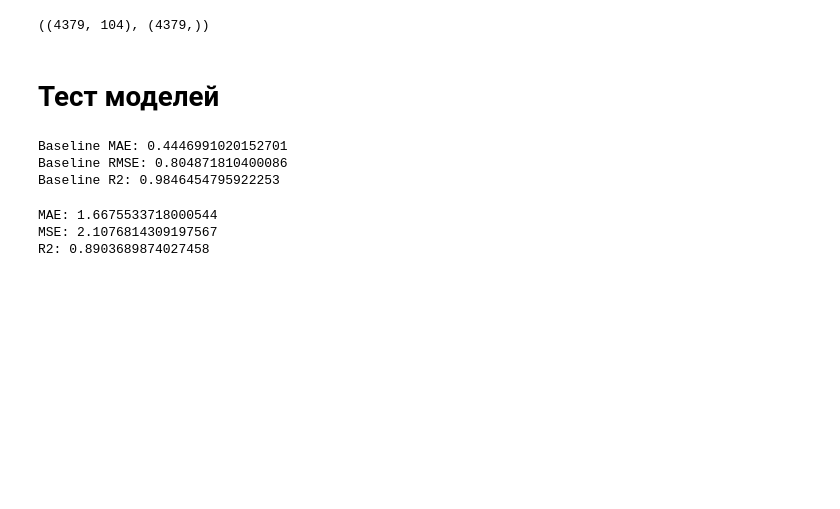
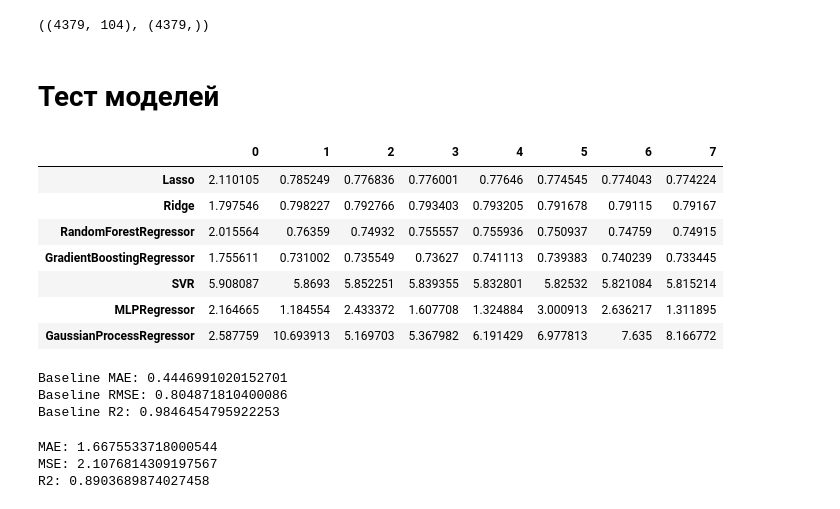
Before and after one commit to kotoskar/water-temp-prediction, a Jupyter notebook: analysing/analysing.ipynb, the cells around one changed output. Drawn from its saved outputs; the diff is of its cells as text; code cells hidden in the pictures; blank space fills up the shorter version.

```diff
--- a/analysing/analysing.ipynb
+++ b/analysing/analysing.ipynb
@@ -155,0 +174,30 @@ X1.shape, y1.shape
+# %%
+n_days_range = range(8)
+models = [
+    Lasso(alpha=0.05),
+    Ridge(alpha=0.05),
+    RandomForestRegressor(n_jobs=-1),
+    GradientBoostingRegressor(),
+    SVR(),
+    MLPRegressor(),
+    GaussianProcessRegressor()
+]
+
+rmse_table = pd.DataFrame(index=[type(model).__name__ for model in models], columns=n_days_range)
+
+for n_days in tqdm(n_days_range, desc='Days'):
+    X_n, y_n = gen_data(X, y, n_days)
+    for model in tqdm(models, desc='Models', leave=False):
+        rmse = -cross_val_score(model, X_n, y_n, cv=5, scoring='neg_root_mean_squared_error').mean()
+        rmse_table.loc[type(model).__name__, n_days] = rmse
+
+rmse_table
+# %% [output]
+|  | 0 | 1 | 2 | 3 | 4 | 5 | 6 | 7 |
+| Lasso | 2.110105 | 0.785249 | 0.776836 | 0.776001 | 0.77646 | 0.774545 | 0.774043 | 0.774224 |
+| Ridge | 1.797546 | 0.798227 | 0.792766 | 0.793403 | 0.793205 | 0.791678 | 0.79115 | 0.79167 |
+| RandomForestRegressor | 2.015564 | 0.76359 | 0.74932 | 0.755557 | 0.755936 | 0.750937 | 0.74759 | 0.74915 |
+| GradientBoostingRegressor | 1.755611 | 0.731002 | 0.735549 | 0.73627 | 0.741113 | 0.739383 | 0.740239 | 0.733445 |
+| SVR | 5.908087 | 5.8693 | 5.852251 | 5.839355 | 5.832801 | 5.82532 | 5.821084 | 5.815214 |
+| MLPRegressor | 2.164665 | 1.184554 | 2.433372 | 1.607708 | 1.324884 | 3.000913 | 2.636217 | 1.311895 |
+| GaussianProcessRegressor | 2.587759 | 10.693913 | 5.169703 | 5.367982 | 6.191429 | 6.977813 | 7.635 | 8.166772 |
```
Also changed, not shown: parts of 12 cells of this notebook, 5 other files.
